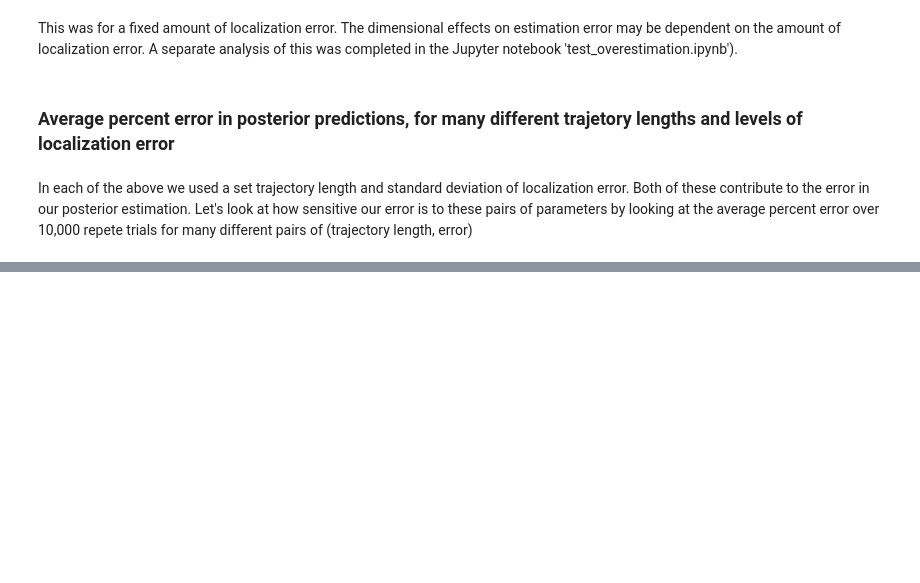
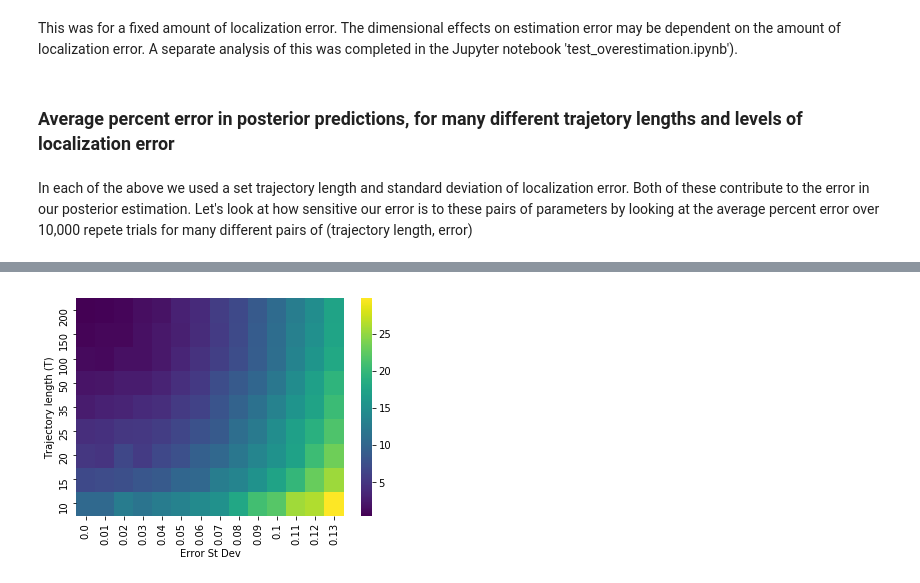
Before and after one commit to AllenCellModeling/diffusive_distinguishability, a Jupyter notebook: diffusive_distinguishability/ndim_diffusion_analysis_tutorial.ipynb, the cells around one changed output, grey strips where cells are left out. Drawn from its saved outputs; the diff is of its cells as text; code cells hidden in the pictures; blank space fills up the shorter version.

```diff
--- a/diffusive_distinguishability/ndim_diffusion_analysis_tutorial.ipynb
+++ b/diffusive_distinguishability/ndim_diffusion_analysis_tutorial.ipynb
@@ -170,6 +170,8 @@ df3b.to_pickle('DE-1_d3.pickle')
 # %%
 sb.heatmap(df2b, cmap='viridis')
 plt.xlabel('Error St Dev')
 plt.ylabel('Trajectory length (T)')
 plt.gca().invert_yaxis()
-plt.save_fig('post_error_DE-1')
+plt.savefig('post_error_DE-1')
+# %% [output]
+[figure, added]
```
Also changed, not shown: parts of 8 cells of this notebook.
